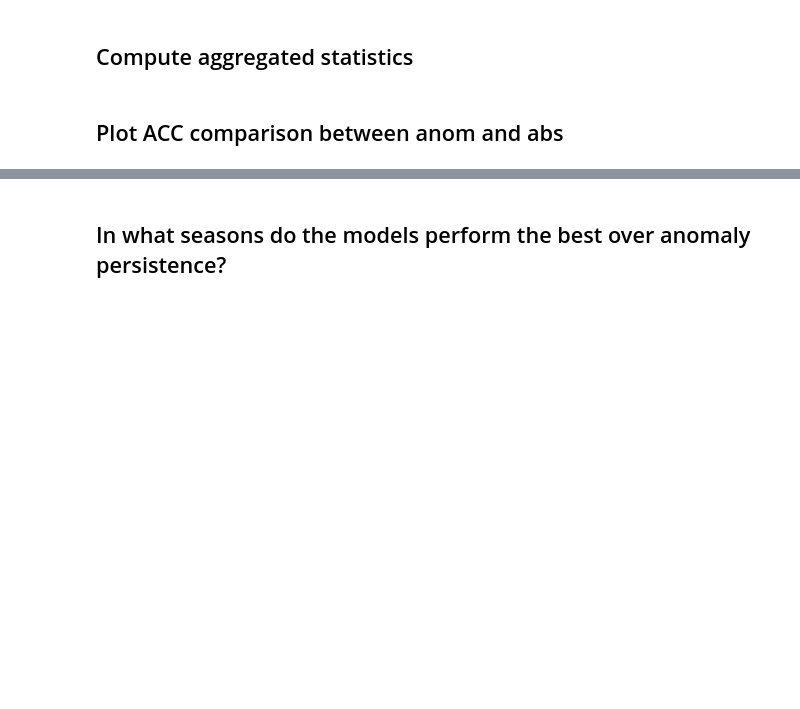
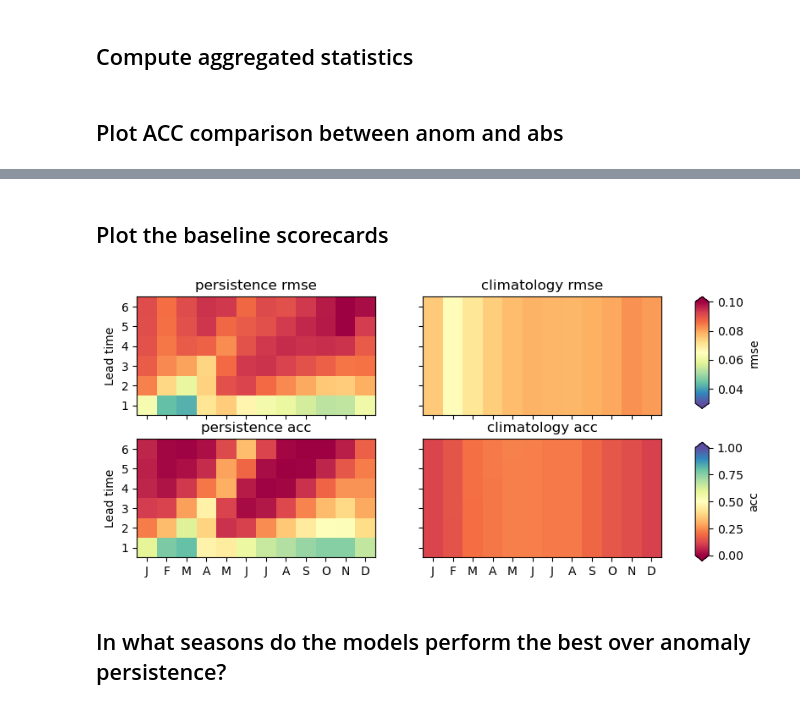
Before and after one commit to ychnli/sicpred, a Jupyter notebook: figures.ipynb, the cells around one changed output, grey strips where cells are left out. Drawn from its saved outputs; the diff is of its cells as text; code cells hidden in the pictures; blank space fills up the shorter version.

```diff
--- a/figures.ipynb
+++ b/figures.ipynb
@@ -525,3 +525,43 @@ plt.savefig("figures/cesm/anom_vs_abs_rmse.jpg", dpi=300, bbox_inches='tight')
+# %% [markdown]
+## Plot the baseline scorecards
+# %%
+fig, axs = plt.subplots(nrows=2, ncols=2, figsize=(8,4), sharex=True, sharey=True)
+
+x = np.arange(13)
+y = np.arange(7)
+x_centers = (x[:-1] + x[1:]) / 2
+y_centers = (y[:-1] + y[1:]) / 2
+
+cax = axs[0,0].pcolormesh(x, y, persistence_rmse, cmap='Spectral_r', shading='flat', vmin=0.03, vmax=0.1)
+axs[0,0].set_yticks(y_centers, labels=np.arange(1,7,1))
+axs[0,0].set_ylabel("Lead time")
+axs[0,0].set_title(f"persistence rmse")
+
+axs[0,1].pcolormesh(x, y, climatology_rmse, cmap='Spectral_r', shading='flat',  vmin=0.03, vmax=0.1)
+axs[0,1].set_yticks(y_centers, labels=np.arange(1,7,1))
+axs[0,1].set_title(f"climatology rmse")
+
+cax2 = axs[1,0].pcolormesh(x, y, persistence_acc, cmap='Spectral', shading='flat', vmin=0, vmax=1)
+axs[1,0].set_yticks(y_centers, labels=np.arange(1,7,1))
+axs[1,0].set_ylabel("Lead time")
+axs[1,0].set_title(f"persistence acc")
+axs[1,0].set_xticks(x_centers, labels=["J","F","M","A","M","J","J","A","S","O","N","D"])
+
+
+axs[1,1].pcolormesh(x, y, climatology_acc, cmap='Spectral', shading='flat', vmin=0, vmax=1)
+axs[1,1].set_yticks(y_centers, labels=np.arange(1,7,1))
+axs[1,1].set_title(f"climatology acc")
+axs[1,1].set_xticks(x_centers, labels=["J","F","M","A","M","J","J","A","S","O","N","D"])
+
+cbar_ax = fig.add_axes([0.95, 0.55, 0.02, 0.33])
+cbar_ax2 = fig.add_axes([0.95, 0.1, 0.02, 0.35])
+
+plt.colorbar(cax, cax=cbar_ax, label=r'rmse', orientation='vertical', extend='both')
+plt.colorbar(cax2, cax=cbar_ax2, label=r'acc', orientation='vertical', extend='both')
+
+plt.savefig("figures/cesm/baselines_rmse_acc.jpg", dpi=300, bbox_inches='tight')
+# %% [output]
+[figure, added]
 # %% [markdown]
 ## In what seasons do the models perform the best over anomaly persistence?
 # %%
```
Also changed, not shown: parts of 16 cells of this notebook, 5 other files.
